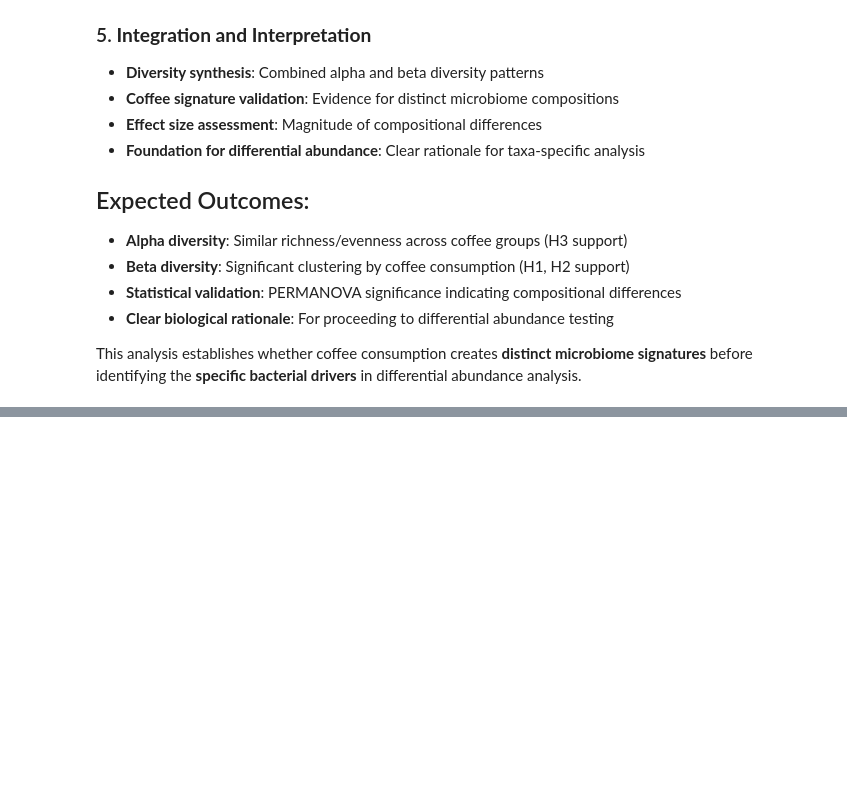
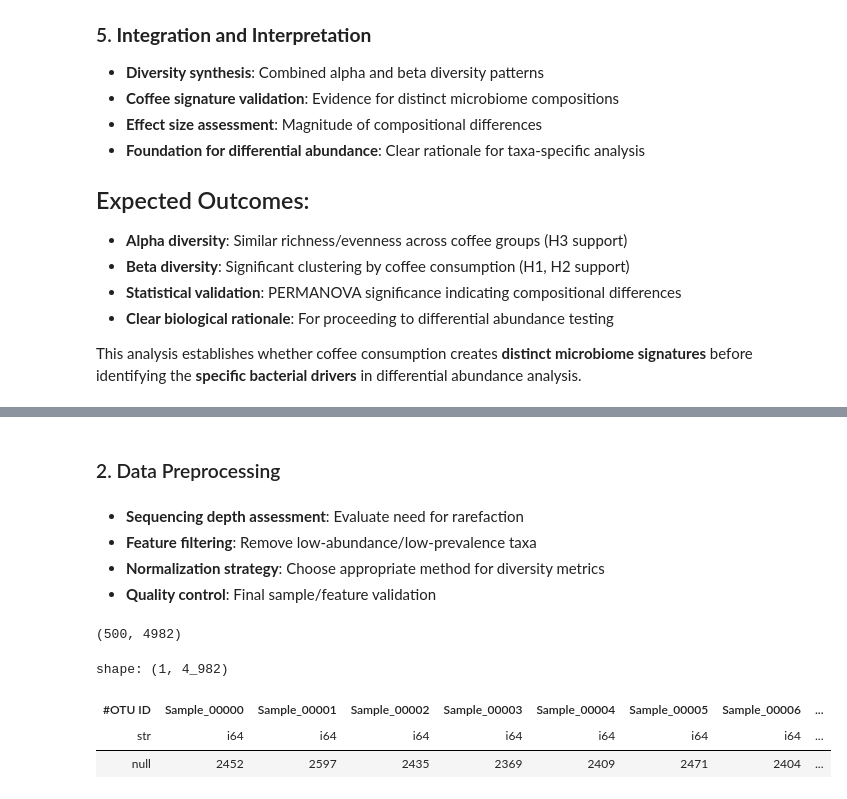
Before and after one commit to zkhechadoorian/coffee-gut-microbiome, a Jupyter notebook: notebooks/03_alpha_beta_diversity.ipynb, the cells around one changed output, grey strips where cells are left out. Saved outputs shown, nothing was run; the diff lists cells and outputs as text; code cells hidden in the pictures; blank space fills up the shorter version.

```diff
--- a/notebooks/03_alpha_beta_diversity.ipynb
+++ b/notebooks/03_alpha_beta_diversity.ipynb
@@ -73,0 +148,40 @@ This analysis establishes whether coffee consumption creates **distinct microbio
+# %%
+# Define file paths
+data_dir = Path("../data/processed")
+feature_table_path = data_dir / "feature_table_clean.tsv"
+metadata_path = data_dir / "metadata_clean.tsv"
+taxonomy_path = data_dir / "taxonomy_clean.tsv"
+
+# print dataset paths
+print(f"Feature table path: {feature_table_path}")
+print(f"Metadata path: {metadata_path}")
+print(f"Taxonomy path: {taxonomy_path}")
+
+# read in datasets with polars
+feature_table = pl.read_csv(feature_table_path, separator="\t")
+metadata = pl.read_csv(metadata_path, separator="\t")
+taxonomy = pl.read_csv(taxonomy_path, separator="\t")
+
+# print dataset shapes
+print(f"\nFeature table shape: {feature_table.shape}")
+print(f"Metadata shape: {metadata.shape}")
+print(f"Taxonomy shape: {taxonomy.shape}")
+
+# Check sample alignment between metadata and feature table
+metadata_samples = set(metadata["#SampleID"].to_list())
+feature_sample_cols = [col for col in feature_table.columns if col != feature_table.columns[0]]
+feature_samples = set(feature_sample_cols)
+
+print(f"\nSample alignment check:")
+print(f"Samples in clean metadata: {len(metadata_samples)}")
+print(f"Samples in feature table: {len(feature_samples)}")
+print(f"Common samples: {len(metadata_samples.intersection(feature_samples))}")
+
+# list columns in metadata
+print(f"\nMetadata columns:")
+print(metadata.columns)
+
+# display coffee consumption group distribution
+group_counts = metadata['coffee_consumption'].value_counts()
+print("\nCoffee consumption group distribution:")
+print(group_counts)
@@ -73,0 +206,19 @@ This analysis establishes whether coffee consumption creates **distinct microbio
+# %% [markdown]
+### 2. Data Preprocessing
+# %% [markdown]
+- **Sequencing depth assessment**: Evaluate need for rarefaction
+- **Feature filtering**: Remove low-abundance/low-prevalence taxa
+- **Normalization strategy**: Choose appropriate method for diversity metrics
+- **Quality control**: Final sample/feature validation
+# %%
+feature_table.head()
+feature_table.shape
+# %% [output]
+(500, 4982)
+# %%
+feature_table.sum()
+# %% [output]
+shape: (1, 4_982)
+| #OTU ID | Sample_00000 | Sample_00001 | Sample_00002 | Sample_00003 | Sample_00004 | Sample_00005 | Sample_00006 | ... |
+| str | i64 | i64 | i64 | i64 | i64 | i64 | i64 | ... |
+| null | 2452 | 2597 | 2435 | 2369 | 2409 | 2471 | 2404 | ... |
```
Also changed, not shown: parts of 9 cells of this notebook.
